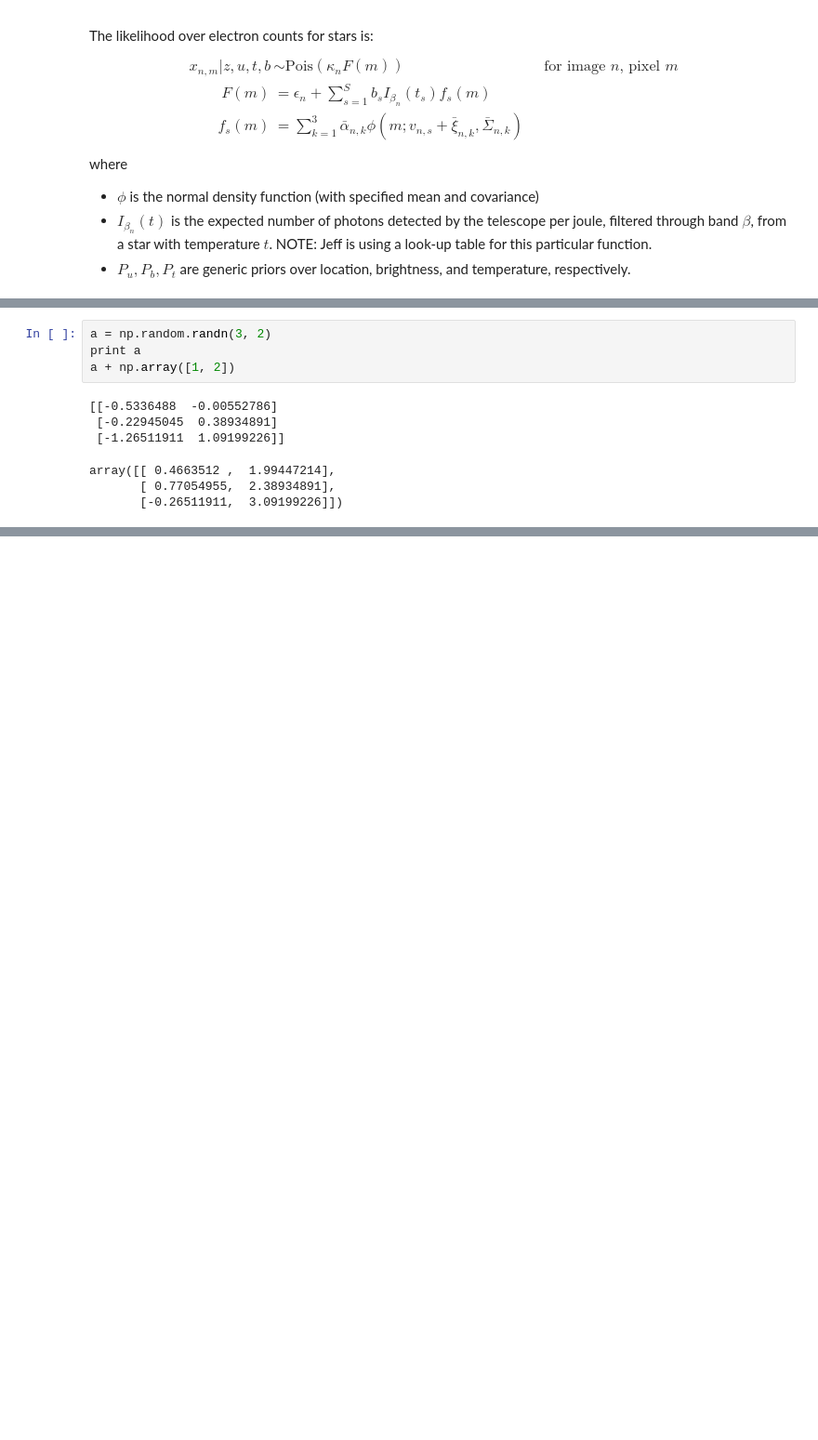
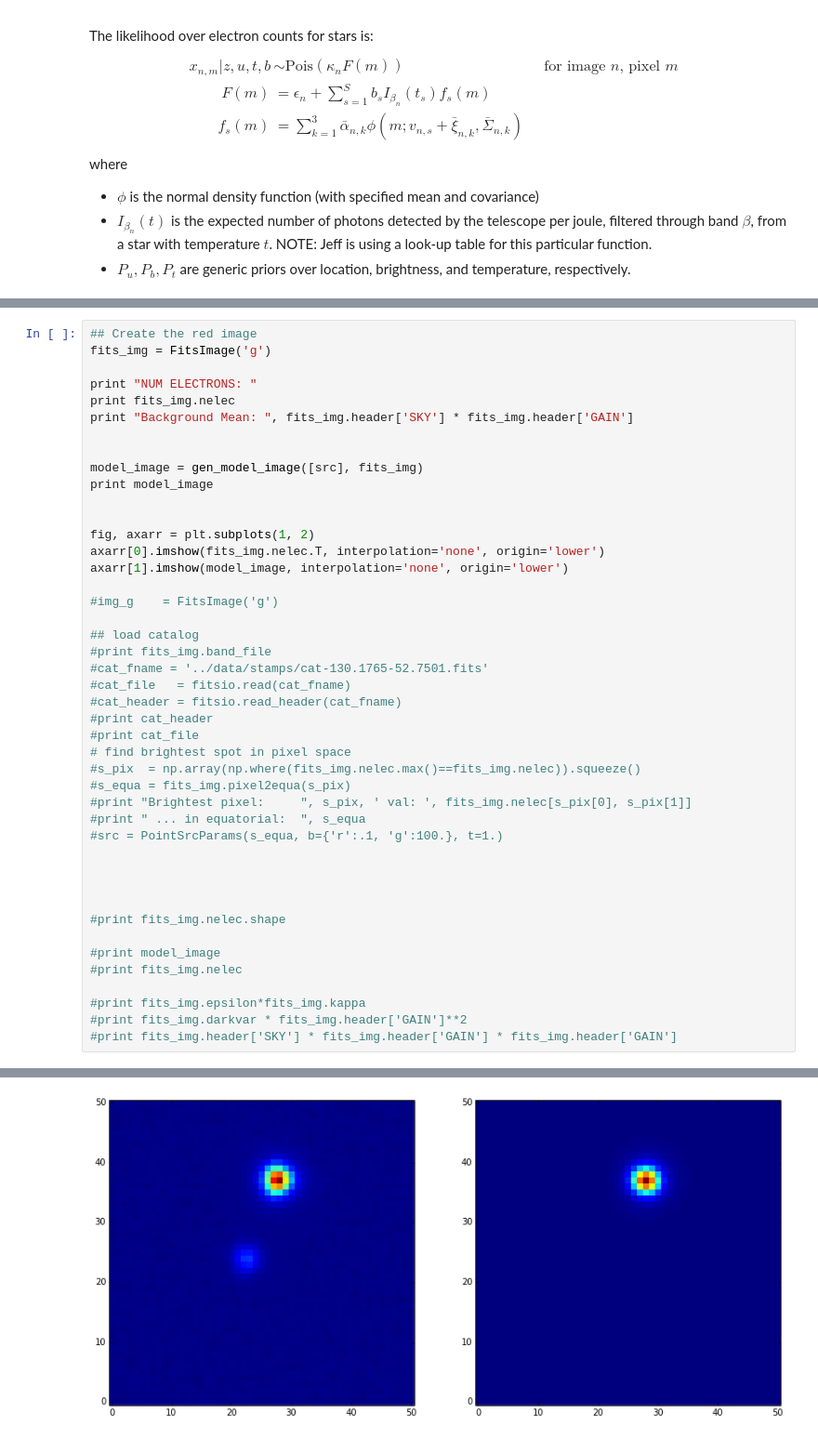
Before and after one commit to HIPS/DESI-MCMC, a Jupyter notebook: notebooks/FITS_File_Details.ipynb, the cells around one changed output, grey strips where cells are left out. Shown at 93% size. Saved outputs shown, nothing was run; the diff lists cells and outputs as text; blank space fills up the shorter version.

```diff
--- a/notebooks/FITS_File_Details.ipynb
+++ b/notebooks/FITS_File_Details.ipynb
@@ -270,11 +257,45 @@ Brightest pixel:      [28 37]
-# %%
-a = np.random.randn(3, 2)
-print a
-a + np.array([1, 2])
-# %% [output]
-[[-0.5336488  -0.00552786]
- [-0.22945045  0.38934891]
- [-1.26511911  1.09199226]]
-array([[ 0.4663512 ,  1.99447214],
-       [ 0.77054955,  2.38934891],
-       [-0.26511911,  3.09199226]])
+# %%
+## Create the red image
+fits_img = FitsImage('g')
+
+print "NUM ELECTRONS: "
+print fits_img.nelec
+print "Background Mean: ", fits_img.header['SKY'] * fits_img.header['GAIN']
+
+
+model_image = gen_model_image([src], fits_img)
+print model_image
+
+
+fig, axarr = plt.subplots(1, 2)
+axarr[0].imshow(fits_img.nelec.T, interpolation='none', origin='lower')
+axarr[1].imshow(model_image, interpolation='none', origin='lower')
+
+#img_g    = FitsImage('g')
+
+## load catalog
+#print fits_img.band_file
+#cat_fname = '../data/stamps/cat-130.1765-52.7501.fits'
+#cat_file   = fitsio.read(cat_fname)
+#cat_header = fitsio.read_header(cat_fname)
+#print cat_header
+#print cat_file
+# find brightest spot in pixel space
+#s_pix  = np.array(np.where(fits_img.nelec.max()==fits_img.nelec)).squeeze()
+#s_equa = fits_img.pixel2equa(s_pix)
+#print "Brightest pixel:     ", s_pix, ' val: ', fits_img.nelec[s_pix[0], s_pix[1]]
+#print " ... in equatorial:  ", s_equa
+#src = PointSrcParams(s_equa, b={'r':.1, 'g':100.}, t=1.)
+
+
+
+
+#print fits_img.nelec.shape
+
+#print model_image
+#print fits_img.nelec
+
+#print fits_img.epsilon*fits_img.kappa
+#print fits_img.darkvar * fits_img.header['GAIN']**2
+#print fits_img.header['SKY'] * fits_img.header['GAIN'] * fits_img.header['GAIN']
+# %% [output]
@@ -281,3 +320,4 @@ array([[ 0.4663512 ,  1.99447214],
+[figure, added]
 # %%
 # Vis test to make sure GMM is correct
 np.random.seed(42)
```
Also changed, not shown: parts of 7 cells of this notebook.
